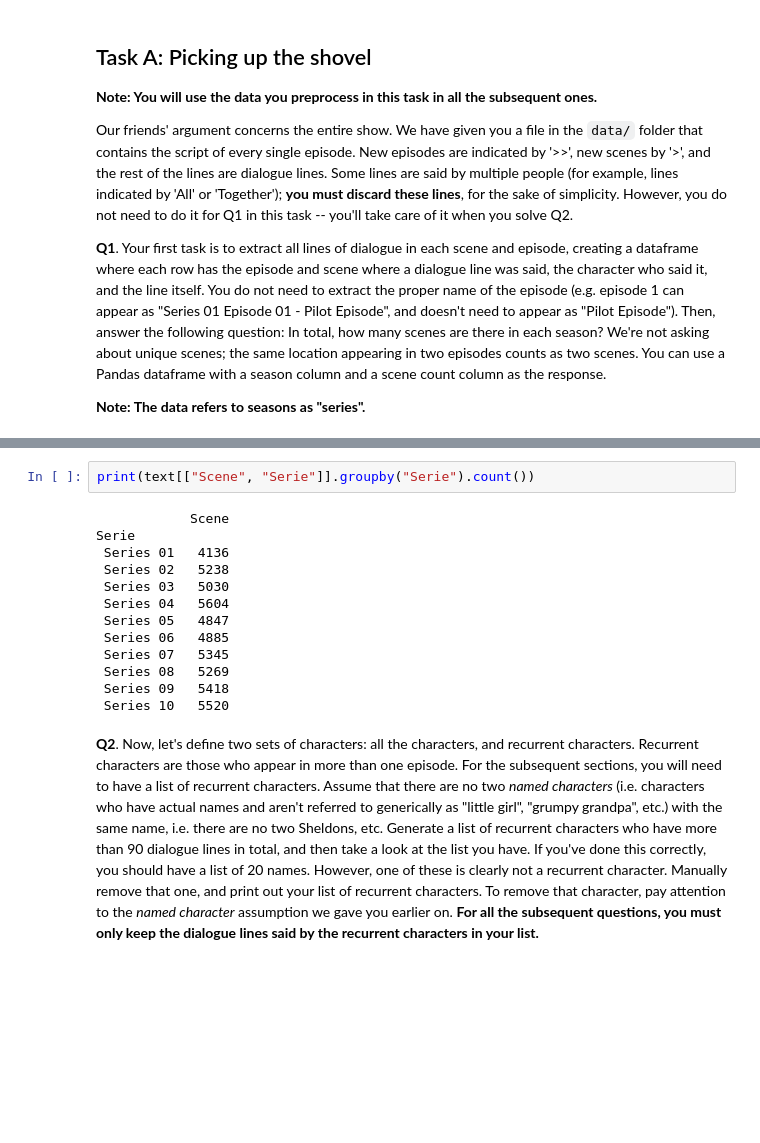
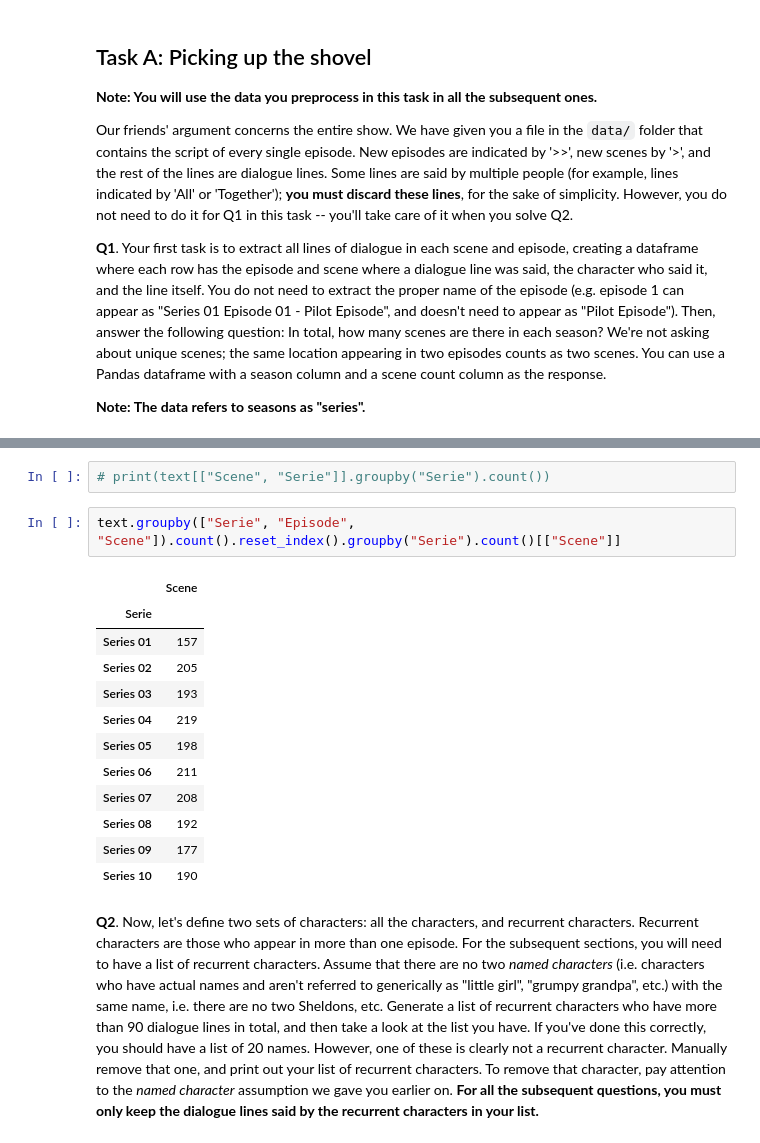
Before and after one commit to phellich/ada2023, a Jupyter notebook: Exercises/09 - Handing text/Handling_text_exercise_2.ipynb, the cells around one changed output, grey strips where cells are left out. Saved outputs shown, nothing was run; the diff lists cells and outputs as text; blank space fills up the shorter version.

```diff
--- a/Exercises/09 - Handing text/Handling_text_exercise_2.ipynb
+++ b/Exercises/09 - Handing text/Handling_text_exercise_2.ipynb
@@ -63,18 +53,20 @@ text[3000:]
 # %%
-print(text[["Scene", "Serie"]].groupby("Serie").count())
+# print(text[["Scene", "Serie"]].groupby("Serie").count())
-# %% [output]
-            Scene
-Serie
- Series 01   4136
- Series 02   5238
- Series 03   5030
- Series 04   5604
- Series 05   4847
- Series 06   4885
- Series 07   5345
- Series 08   5269
- Series 09   5418
- Series 10   5520
+# %%
+text.groupby(["Serie", "Episode", "Scene"]).count().reset_index().groupby("Serie").count()[["Scene"]]
+# %% [output]
+|  | Scene |
+| Serie |  |
+| Series 01 | 157 |
+| Series 02 | 205 |
+| Series 03 | 193 |
+| Series 04 | 219 |
+| Series 05 | 198 |
+| Series 06 | 211 |
+| Series 07 | 208 |
+| Series 08 | 192 |
+| Series 09 | 177 |
+| Series 10 | 190 |
 # %% [markdown]
 **Q2**. Now, let's define two sets of characters: all the characters, and recurrent characters. Recurrent characters are those who appear in more than one episode. For the subsequent sections, you will need to have a list of recurrent characters. Assume that there are no two _named characters_ (i.e. characters who have actual names and aren't referred to generically as "little girl", "grumpy grandpa", etc.) with the same name, i.e. there are no two Sheldons, etc. Generate a list of recurrent characters who have more than 90 dialogue lines in total, and then take a look at the list you have. If you've done this correctly, you should have a list of 20 names. However, one of these is clearly not a recurrent character. Manually remove that one, and print out your list of recurrent characters. To remove that character, pay attention to the _named character_ assumption we gave you earlier on. **For all the subsequent questions, you must only keep the dialogue lines said by the recurrent characters in your list.**
 # %%
```
Also changed, not shown: parts of 11 cells of this notebook, 1 other file.
